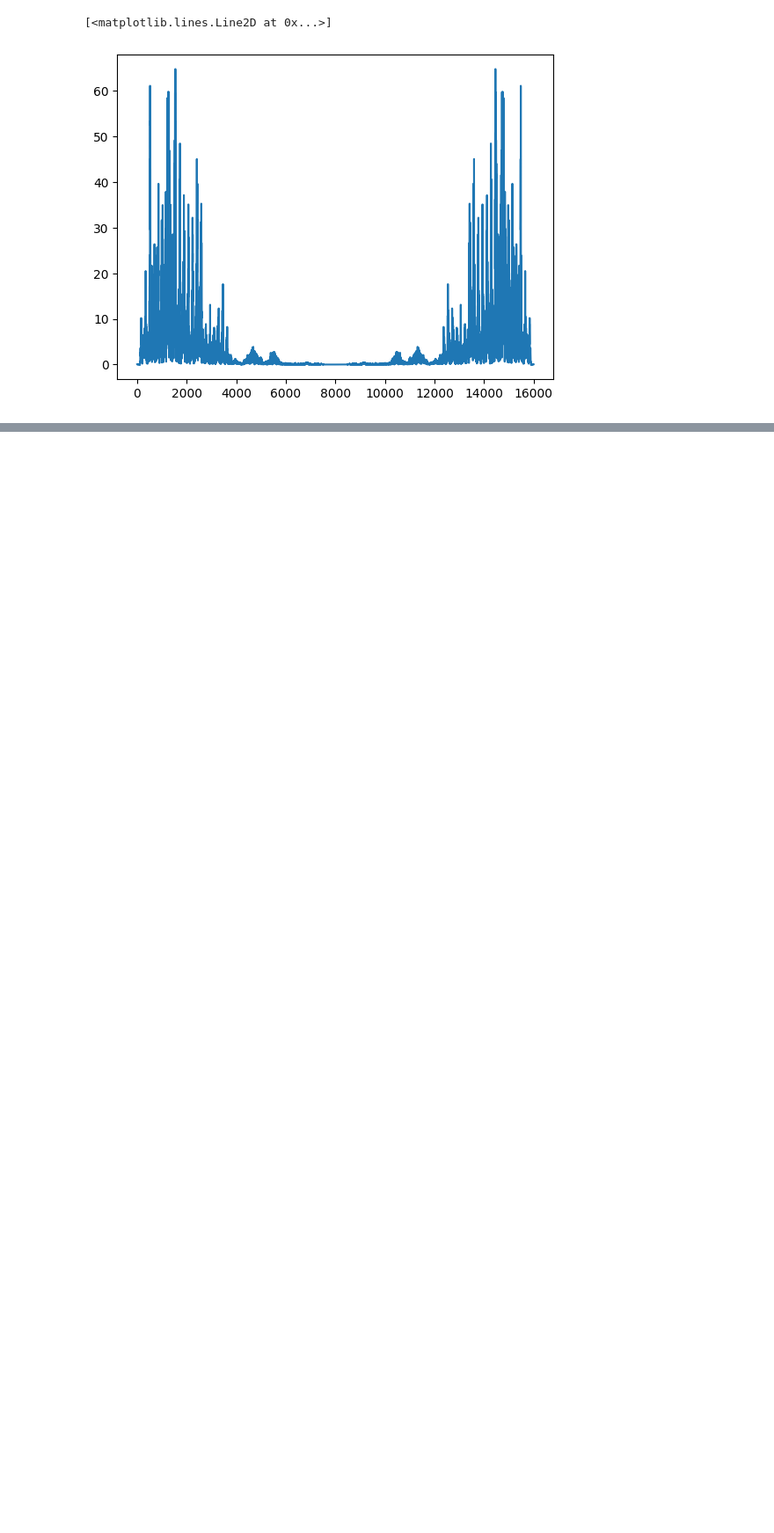
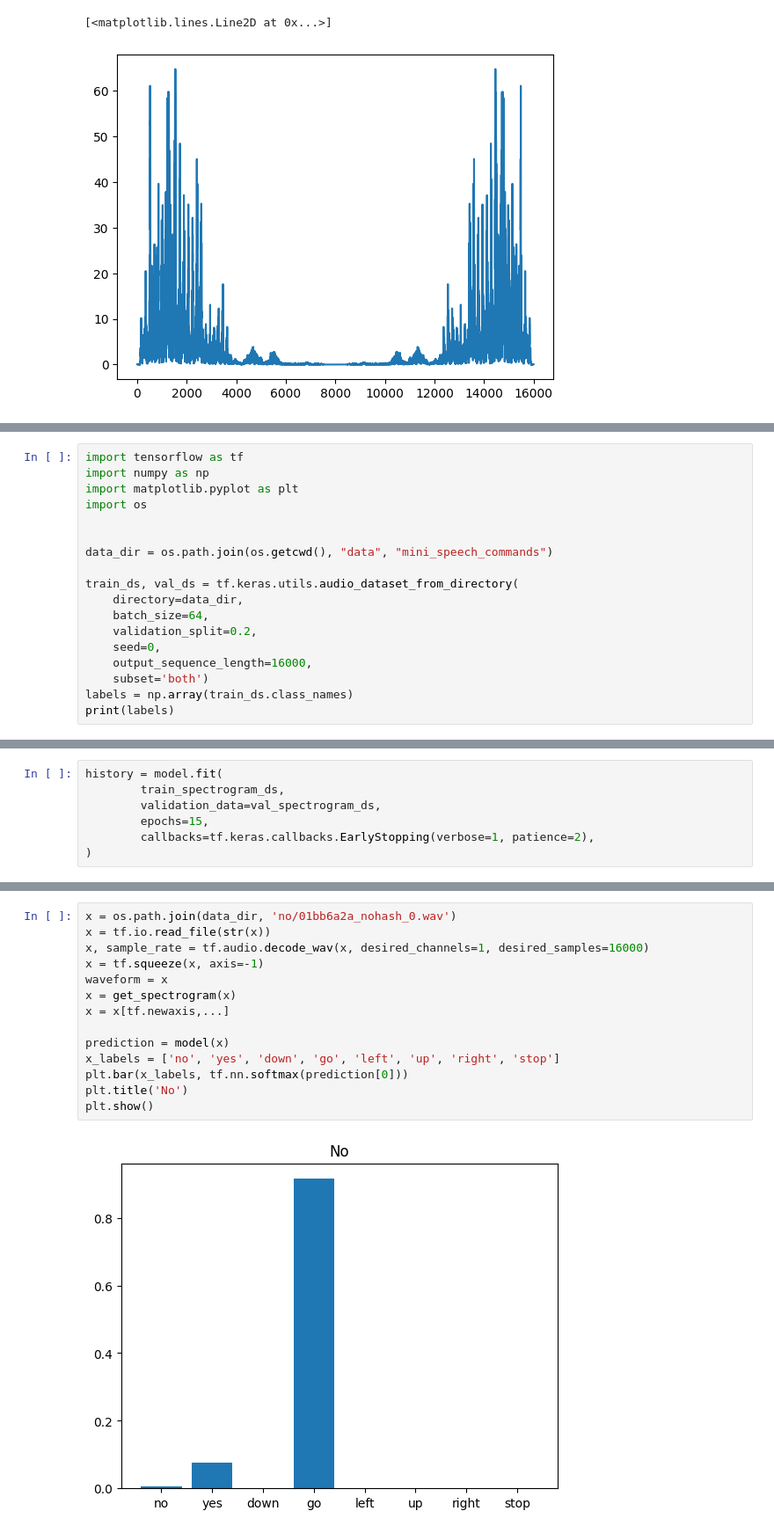
Before and after one commit to teleplayer123/audio_recognition, a Jupyter notebook: test.ipynb, the cells around one changed output, grey strips where cells are left out. Shown at 88% size. Drawn from its saved outputs; the diff is of its cells as text; blank space fills up the shorter version.

```diff
--- a/test.ipynb
+++ b/test.ipynb
@@ -162,0 +134,18 @@ plt.plot(spectogram)
+# %%
+import tensorflow as tf
+import numpy as np
+import matplotlib.pyplot as plt
+import os
+
+
+data_dir = os.path.join(os.getcwd(), "data", "mini_speech_commands")
+
+train_ds, val_ds = tf.keras.utils.audio_dataset_from_directory(
+    directory=data_dir,
+    batch_size=64,
+    validation_split=0.2,
+    seed=0,
+    output_sequence_length=16000,
+    subset='both')
+labels = np.array(train_ds.class_names)
+print(labels)
@@ -162,0 +227,7 @@ plt.plot(spectogram)
+# %%
+history = model.fit(
+		train_spectrogram_ds,
+		validation_data=val_spectrogram_ds,
+		epochs=15,
+		callbacks=tf.keras.callbacks.EarlyStopping(verbose=1, patience=2),
+)
@@ -162,0 +284,16 @@ plt.plot(spectogram)
+# %%
+x = os.path.join(data_dir, 'no/01bb6a2a_nohash_0.wav')
+x = tf.io.read_file(str(x))
+x, sample_rate = tf.audio.decode_wav(x, desired_channels=1, desired_samples=16000)
+x = tf.squeeze(x, axis=-1)
+waveform = x
+x = get_spectrogram(x)
+x = x[tf.newaxis,...]
+
+prediction = model(x)
+x_labels = ['no', 'yes', 'down', 'go', 'left', 'up', 'right', 'stop']
+plt.bar(x_labels, tf.nn.softmax(prediction[0]))
+plt.title('No')
+plt.show()
+# %% [output]
+[figure, added]
```
Also changed, not shown: parts of 20 cells of this notebook, 3 other files.
